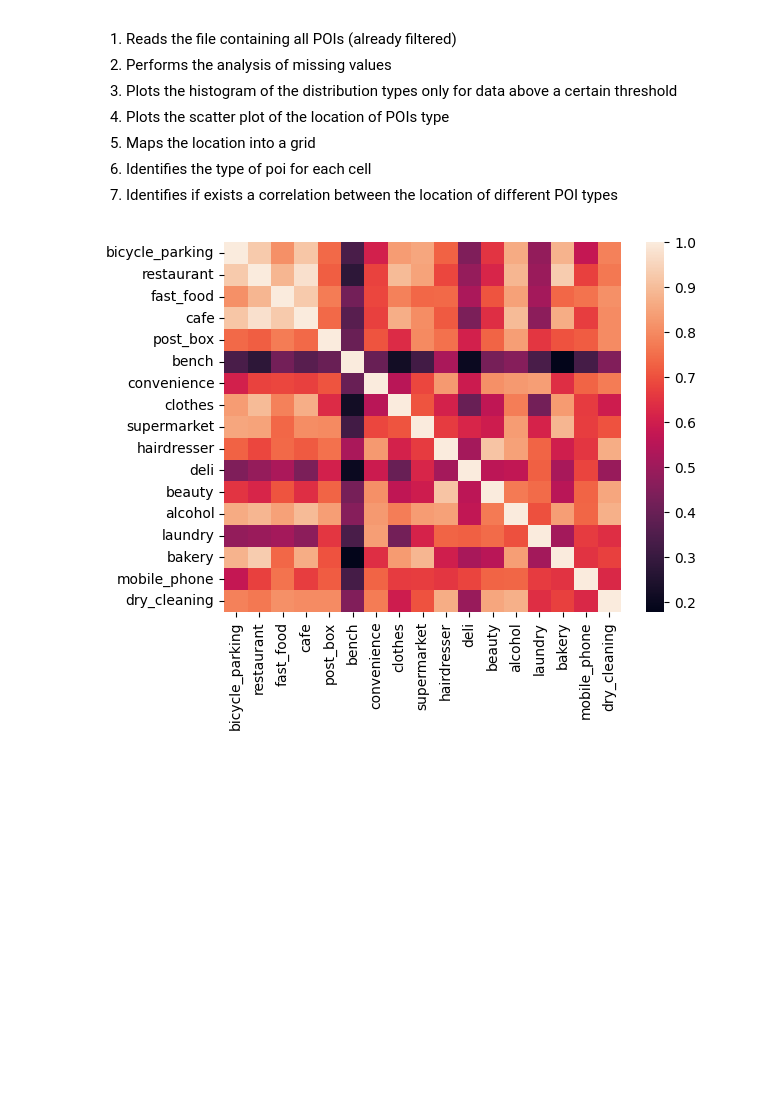
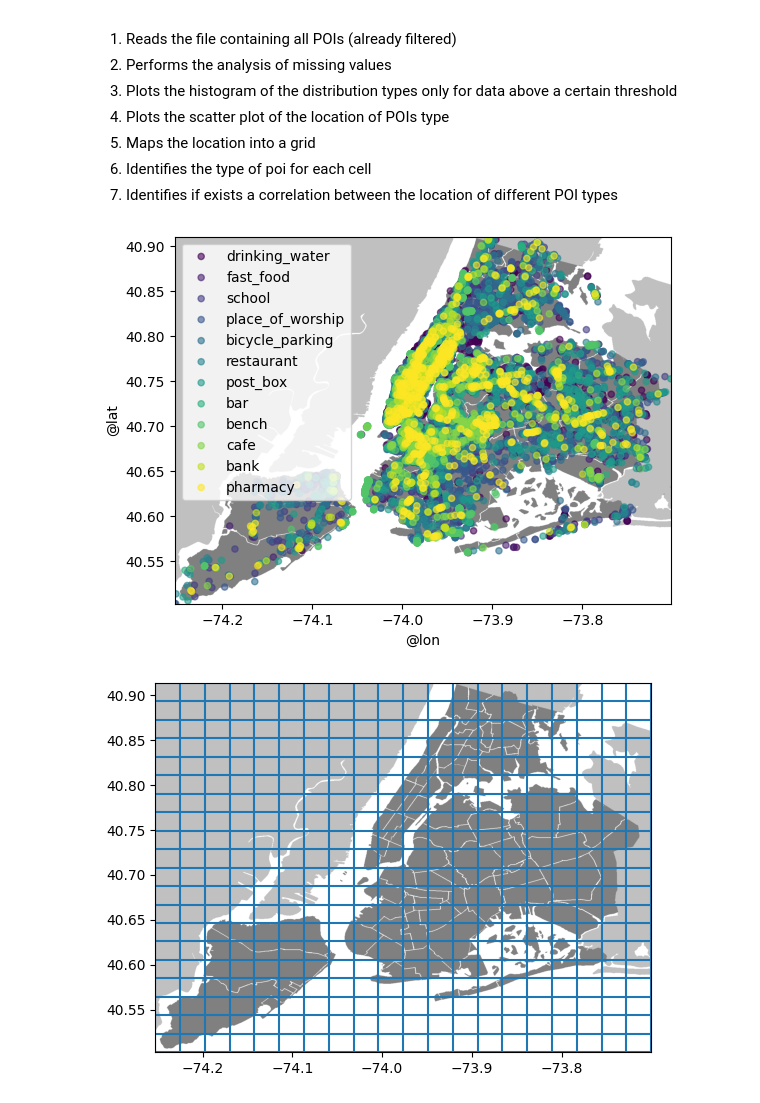
Before and after one commit to Nuzz23/01TWZSM_DataScienceLab, a Jupyter notebook: Lab/L05/E01/E01.ipynb, the cells around one changed output. Cells and saved outputs as stored; diff of their text form; code cells hidden in the pictures; blank space fills up the shorter version.

```diff
--- a/Lab/L05/E01/E01.ipynb
+++ b/Lab/L05/E01/E01.ipynb
@@ -175,27 +175,27 @@ This is the main function of the file that will control the flow of the program,
 # %%
 def main()->None:
     pois = readPOIs(FILE_INPUT_TSV, INPUT_IDS) # 1
     #pois.info() # 2
     #pois.describe() # 2
     #missingValueAnalysis(pois) #2
     # plotPOIHistogram(pois, PERCENTAGE_TO_PRINT_DATA, CATEGORIES) # 3
 
     # display(pois[pois.loc[:, ["amenity", "name", "shop", "public_transport", "highway"]].isna().sum(axis=1)==2])
 
     # Drops all row with all empty columns
     # pois = pois.drop(labels=pois[pois.loc[:, ["amenity", "name", "shop", "public_transport", "highway"]].isna().sum(axis=1)>4].index)
 
-    # plotPOIS(pois, 'amenity', PHOTO_PATH) # 4
+    plotPOIS(pois, 'amenity', PHOTO_PATH) # 4
 
 
-    # ax = Map(pois).plot_map(PHOTO_PATH) # 5
-    splitPoisIntoCellMap(pois, 20)
-            #.plotGrid(ax) # 5
+    ax = Map(pois).plot_map(PHOTO_PATH) # 5
+    splitPoisIntoCellMap(pois, 20).plotGrid(ax) # 5
 
     amenityLoc = POIsMapLocation(pois, 'amenity', 1050) # 6
 
-    correlationDetection(amenityLoc.join(POIsMapLocation(pois, 'shop', 160)).replace(to_replace={np.nan:0})) # 7
+    # correlationDetection(amenityLoc.join(POIsMapLocation(pois, 'shop', 160)).replace(to_replace={np.nan:0})) # 7
 
 main()
 # %% [output]
-[figure, old version]
+[figure, new version]
+[figure, added]
```
